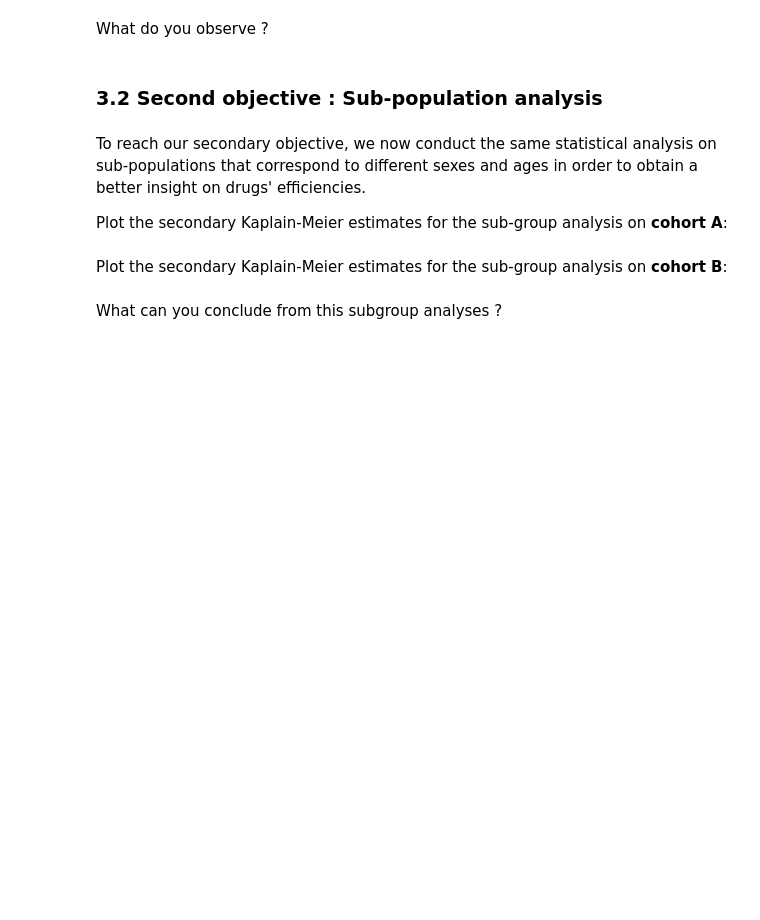
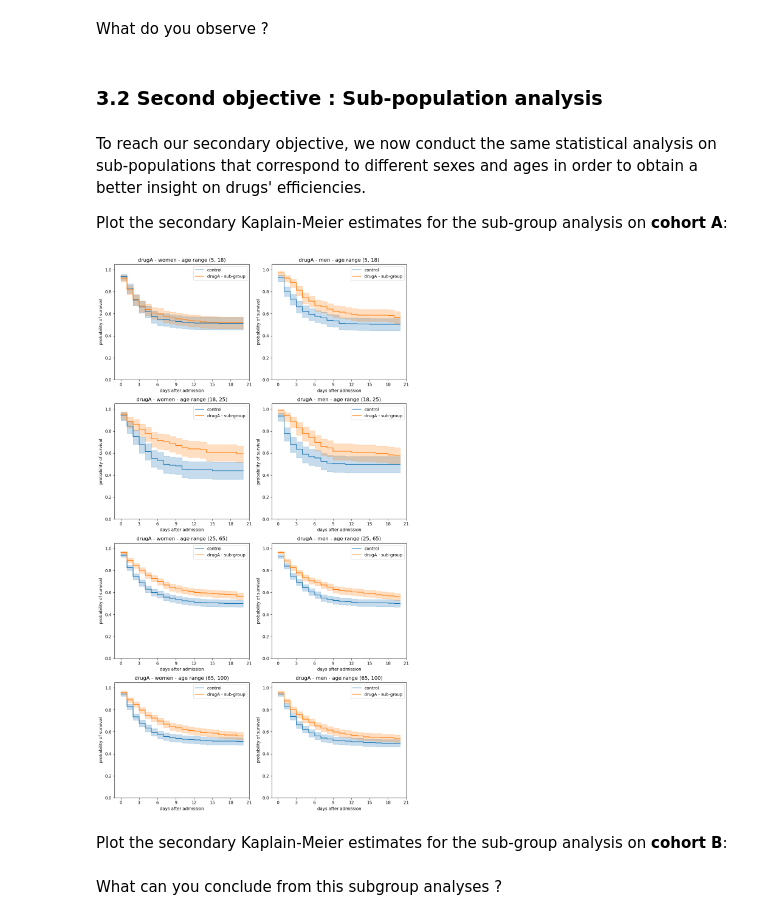
Before and after one commit to LoickChardon/edstuto, a Jupyter notebook: exercises/exercise1/ex1_enonce.ipynb, the cells around one changed output. Saved outputs shown, nothing was run; the diff lists cells and outputs as text; code cells hidden in the pictures; blank space fills up the shorter version.

```diff
--- a/exercises/exercise1/ex1_enonce.ipynb
+++ b/exercises/exercise1/ex1_enonce.ipynb
@@ -646,3 +644,7 @@ plot_secondary_kaplan(#TODO)
+# %%
+plot_secondary_kaplan(df_person_fix, [(df_visit_epidemic, df_med, 'sub-group')], end_of_study, drug_name="drugA")
+# %% [output]
+[figure, added]
 # %% [markdown]
 Plot the secondary Kaplain-Meier estimates for the sub-group analysis on **cohort B**:
 # %%
```
Also changed, not shown: parts of 1 cell of this notebook.
